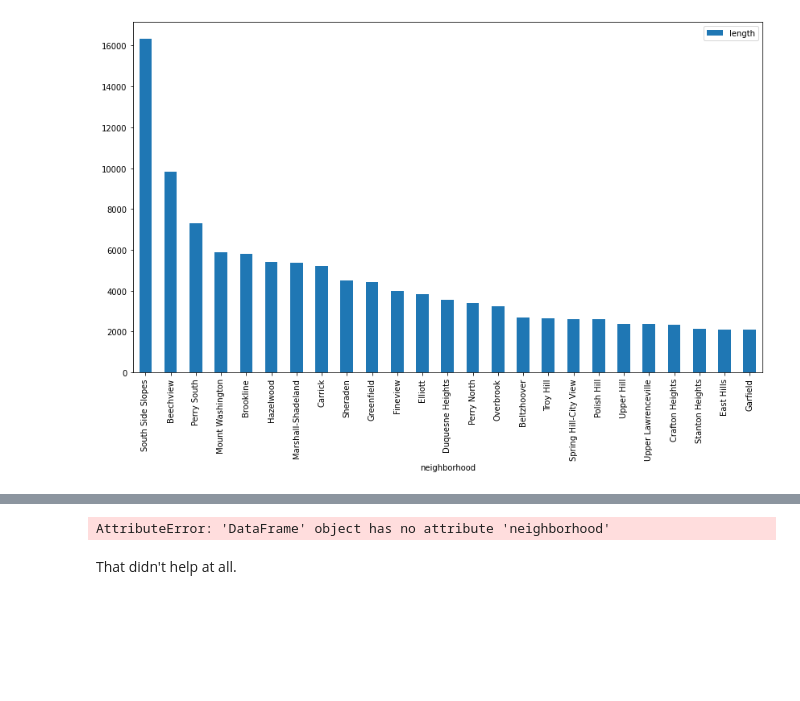
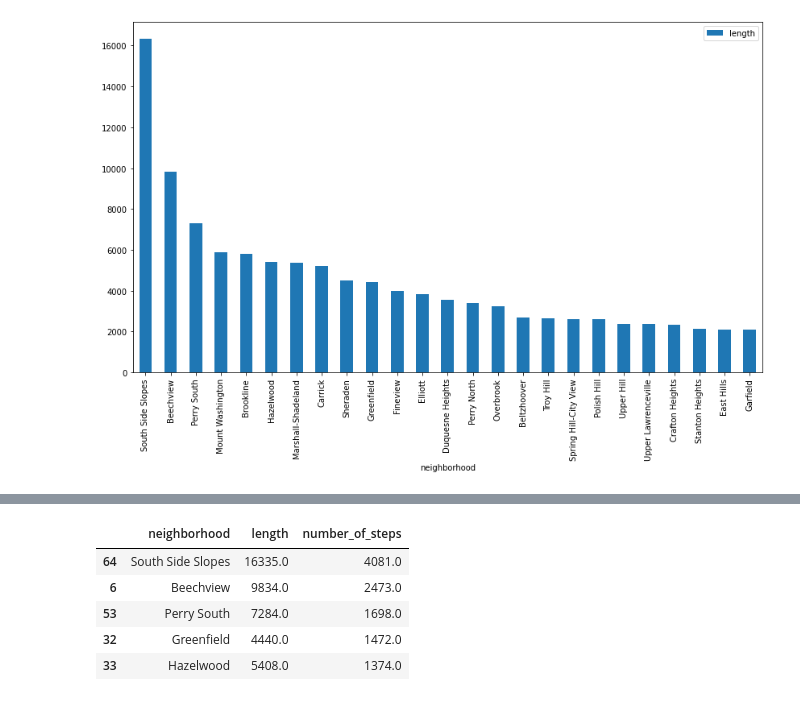
Before and after one commit to SodiKroehler/CS0010_Final_Project, a Jupyter notebook: SK_PersonalNotebook.ipynb, the cells around one changed output, grey strips where cells are left out. Drawn from its saved outputs; the diff is of its cells as text; code cells hidden in the pictures; blank space fills up the shorter version.

```diff
--- a/SK_PersonalNotebook.ipynb
+++ b/SK_PersonalNotebook.ipynb
@@ -70,9 +62,11 @@ for item,row in stairs.iterrows():
 # %%
-stairs_by_pop = stairs[["neighborhood", "length","total_population"]].groupby("neighborhood").sum()
-stairs_by_pop["weighted_length"] = (stairs_by_pop.length / hoods[stairs_by_pop.neighborhood])
-top_five_weighted = stairs_by_pop.sort_values(by = "length", ascending = False)[0:5]
-top_five_weighted
+stairs_by_numSteps = stairs[["neighborhood", "length","number_of_steps"]].groupby("neighborhood").sum().reset_index()
+top_five_weighted_bySteps = stairs_by_numSteps.sort_values(by = "number_of_steps", ascending = False)[0:5]
+top_five_weighted_bySteps
 # %% [output]
-AttributeError: 'DataFrame' object has no attribute 'neighborhood'
+|  | neighborhood | length | number_of_steps |
+| 64 | South Side Slopes | 16335.0 | 4081.0 |
+| 6 | Beechview | 9834.0 | 2473.0 |
+| 53 | Perry South | 7284.0 | 1698.0 |
+| 32 | Greenfield | 4440.0 | 1472.0 |
+| 33 | Hazelwood | 5408.0 | 1374.0 |
-# %% [markdown]
-That didn't help at all.
```
Also changed, not shown: parts of 13 cells of this notebook, 1 other file.
